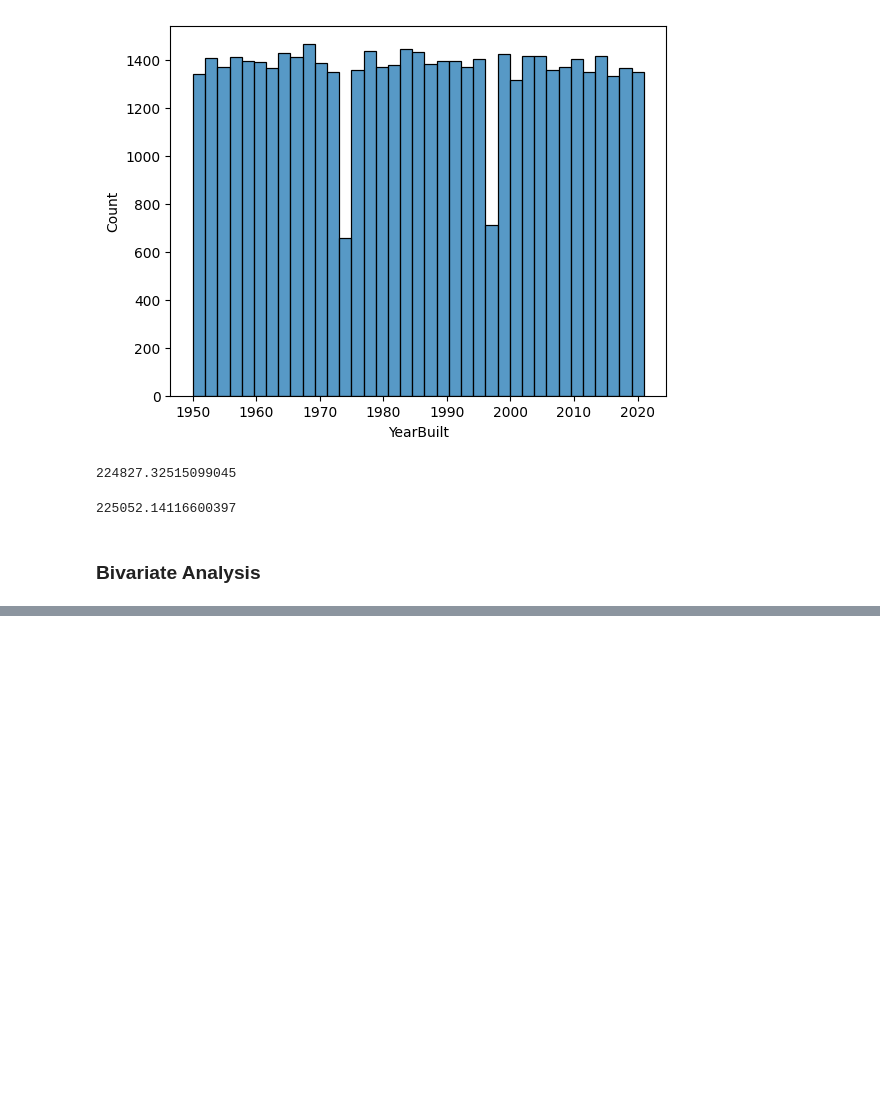
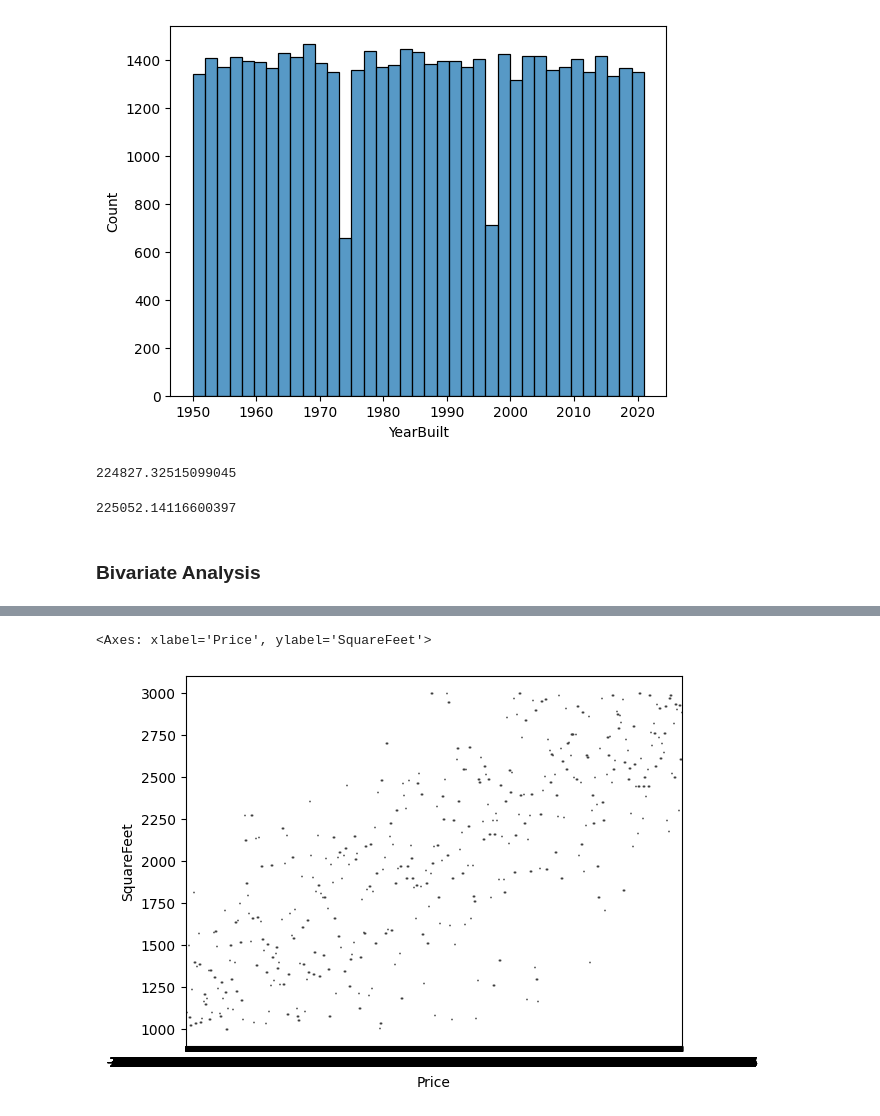
Before and after one commit to saadkhalidabbasi/EDA-Projects, a Jupyter notebook: Housing_Price_Prediction.ipynb, the cells around one changed output, grey strips where cells are left out. Drawn from its saved outputs; the diff is of its cells as text; code cells hidden in the pictures; blank space fills up the shorter version.

```diff
--- a/Housing_Price_Prediction.ipynb
+++ b/Housing_Price_Prediction.ipynb
@@ -168,0 +176,5 @@ df.corr()
+# %%
+sns.boxplot(x='Price',y='SquareFeet',data=df)
+# %% [output]
+<Axes: xlabel='Price', ylabel='SquareFeet'>
+[figure, added]
```
Also changed, not shown: parts of 2 cells of this notebook.
